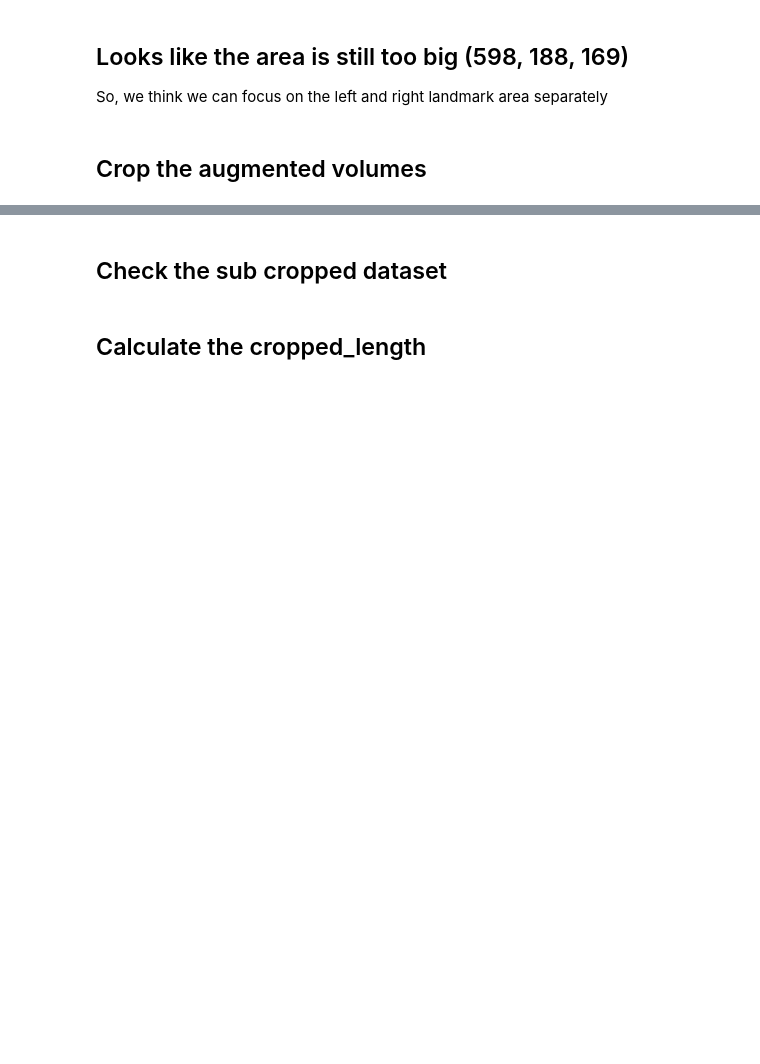
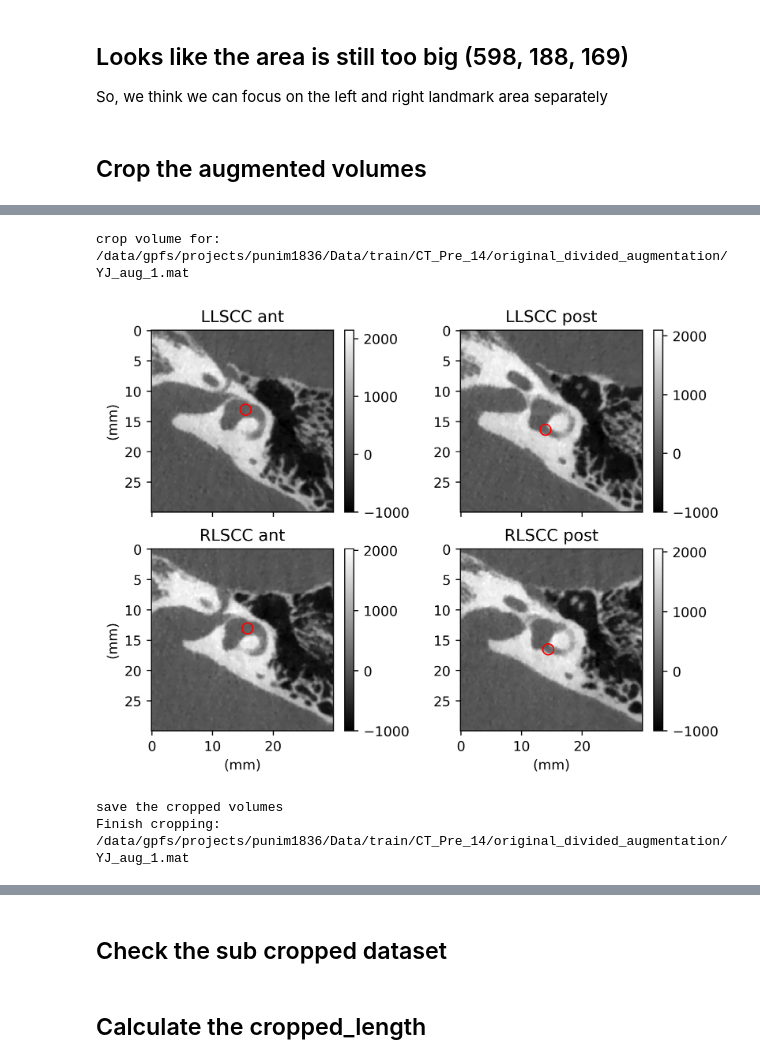
Before and after one commit to acherking/CT-MRI_LandmarkDetection, a Jupyter notebook: notebook/Crop_Volume.ipynb, the cells around one changed output, grey strips where cells are left out. Cells and saved outputs as stored; diff of their text form; code cells hidden in the pictures; blank space fills up the shorter version.

Commit message:
prepare the divided and cropped dataset for CT_Pre_14

```diff
--- a/notebook/Crop_Volume.ipynb
+++ b/notebook/Crop_Volume.ipynb
@@ -100,6 +109,5 @@ sys.path
 # %%
 import numpy as np
-import common.MyDataset as MyDataset
 
 # store cropped volumes into one arrays, and points to another
 pixel_space = [0.15, 0.15, 0.15]
@@ -109,44 +117,51 @@ pixel_space = [0.15, 0.15, 0.15]
 # save_points_dir = "F:/Data/augmentation_exp/cropped/points/"
 # save_length_dir = "F:/Data/augmentation_exp/cropped/length/"
 # for Mac
-dir_path = "/data/gpfs/projects/punim1836/Data/raw/aug/original_divided_augmentation/"
-save_volumes_dir = "/data/gpfs/projects/punim1836/Data/raw/aug/crop/volumes/"
-save_points_dir = "/data/gpfs/projects/punim1836/Data/raw/aug/crop/points/"
-save_length_dir = "/data/gpfs/projects/punim1836/Data/raw/aug/crop/length/"
-
-pat_names = MyDataset.get_pat_names()
+dir_path = "/data/gpfs/projects/punim1836/Data/train/CT_Pre_14/original_divided_augmentation/"
+save_volumes_dir = "/data/gpfs/projects/punim1836/Data/train/CT_Pre_14/cropped/volumes/"
+save_points_dir = "/data/gpfs/projects/punim1836/Data/train/CT_Pre_14/cropped/points/"
+save_length_dir = "/data/gpfs/projects/punim1836/Data/train/CT_Pre_14/cropped/length/"
 # %%
 from IPython.display import display, clear_output
 import importlib
 
 import common.MyCrop as MyCrop
+import common.MyDataset as MyDataset
 import common.Visualization as Visualization
 
 importlib.reload(MyCrop)
+importlib.reload(MyDataset)
+
+pat_names = MyDataset.get_pat_names_14()
+
+aug_num = 1
 
 for pat_name in pat_names:
-    if pat_name in ['AH', 'AZ', 'DE', 'DM', 'DM2', 'DGL']:
-        continue
-    for aug_id in range(1, 51):
-        if pat_name == 'FA' and aug_id < 28:
-            continue
+    # if pat_name in ['AH', 'AZ', 'DE', 'DM', 'DM2', 'DGL']:
+    #     continue
+    for aug_id in range(1, aug_num + 1):
         # such as: "/Volumes/Shawn_HDD/PhD/Project/Date/augmentation_from_matlab/original_augmentation_data/AH_aug_1.mat"
         file_path = dir_path + pat_name + "_aug_" + str(aug_id) + ".mat"
         print("load file: ", file_path)
         aug_volume, aug_pts, _ = MyDataset.load_mat_data(file_path)
         clear_output(wait=True)
         print("crop volume for: ", file_path)
         left_volume, left_points, left_length, right_volume, right_points, right_length = MyCrop.crop_volume_anchor(aug_volume, aug_pts, anchor=None, crop_size=((100, 100), (100, 100), (80, 80)))
         flip_right_volume, flip_right_points = MyCrop.flip_volume(right_volume, right_points)
         Visualization.show_two_landmarks(left_volume, left_points, flip_right_volume, flip_right_points, pixel_space)
         print("save the cropped volumes")
         np.save(save_volumes_dir + pat_name + "_augVolume_"+str(aug_id)+"_cropped_left.npy", left_volume)
         np.save(save_volumes_dir + pat_name + "_augVolume_"+str(aug_id)+"_cropped_right.npy", flip_right_volume)
         np.save(save_points_dir + pat_name + "_augPoints_"+str(aug_id)+"_cropped_left.npy", left_points)
         np.save(save_length_dir + pat_name + "_augLength_"+str(aug_id)+"_cropped_left.npy", left_length)
         np.save(save_points_dir + pat_name + "_augPoints_"+str(aug_id)+"_cropped_right.npy", flip_right_points)
         np.save(save_length_dir + pat_name + "_augLength_"+str(aug_id)+"_cropped_right.npy", right_length)
         print("Finish cropping: " + file_path)
+# %% [output]
+crop volume for:  /data/gpfs/projects/punim1836/Data/train/CT_Pre_14/original_divided_augmentation/YJ_aug_1.mat
+[figure, added]
+save the cropped volumes
+Finish cropping: /data/gpfs/projects/punim1836/Data/train/CT_Pre_14/original_divided_augmentation/YJ_aug_1.mat
 # %%
 # Combine cropped volumes
 cropped_volumes = []
```
Also changed, not shown: parts of 4 cells of this notebook, 4 other files.
